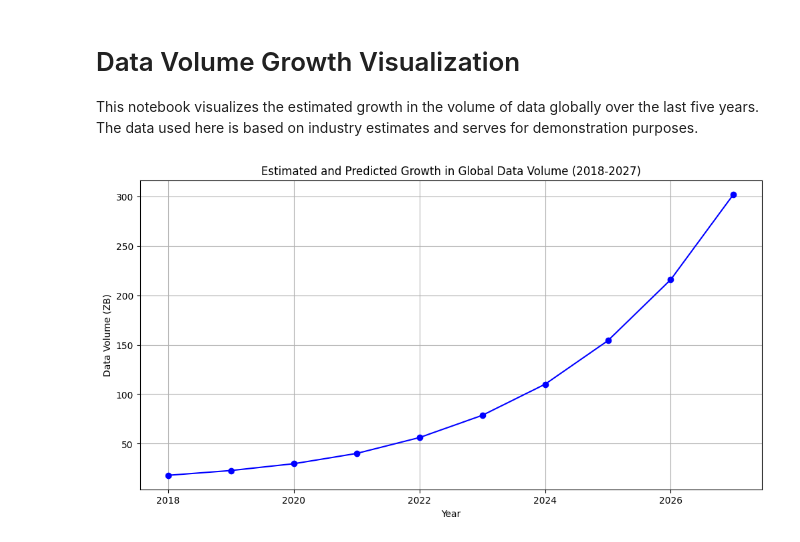
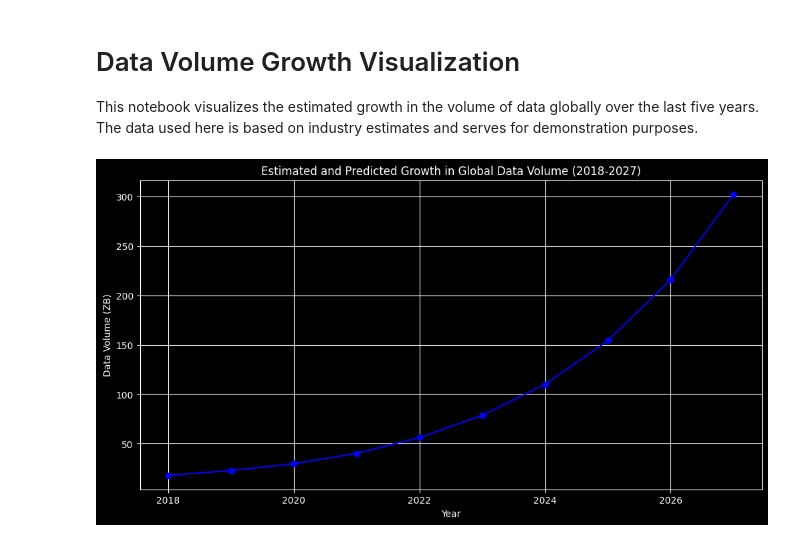
Before and after one commit to sarahgetter/go_play, a Jupyter notebook: notebooks/estimated_growth_public_data_volume.ipynb, the cells around one changed output. Cells and saved outputs as stored; diff of their text form; code cells hidden in the pictures.

Commit message:
updated plot to dark mode

```diff
--- a/notebooks/estimated_growth_public_data_volume.ipynb
+++ b/notebooks/estimated_growth_public_data_volume.ipynb
@@ -13,31 +13,32 @@ growth_rates = [0.23, 0.27, 0.30, 0.35, 0.40]  # Assuming 23%, 27%, etc., growth
 # Starting data volume (in zettabytes) for 2018 - hypothetical
 starting_volume = 18
 
 # Calculating data volume for each year
 volumes = [starting_volume]
 for i in range(1, len(growth_rates)):
     new_volume = volumes[-1] * (1 + growth_rates[i])
     volumes.append(new_volume)
 
 # Extending the prediction for the next five years
 last_growth_rate = growth_rates[-1]  # Last known growth rate
 for _ in range(5):
     new_volume = volumes[-1] * (1 + last_growth_rate)
     volumes.append(new_volume)
 
 # Years from 2018 to 2027
 years = list(range(2018, 2028))
 
 # Creating a DataFrame
 df = pd.DataFrame({'Year': years, 'Data Volume (ZB)': volumes})
 
 # Visualizing the data
+plt.style.use('dark_background')
 plt.figure(figsize=(12, 6))
 plt.plot(df['Year'], df['Data Volume (ZB)'], marker='o', color='b')
 plt.title('Estimated and Predicted Growth in Global Data Volume (2018-2027)')
 plt.xlabel('Year')
 plt.ylabel('Data Volume (ZB)')
 plt.grid(True)
 plt.show()
 # %% [output]
-[figure, old version]
+[figure, new version]
```
